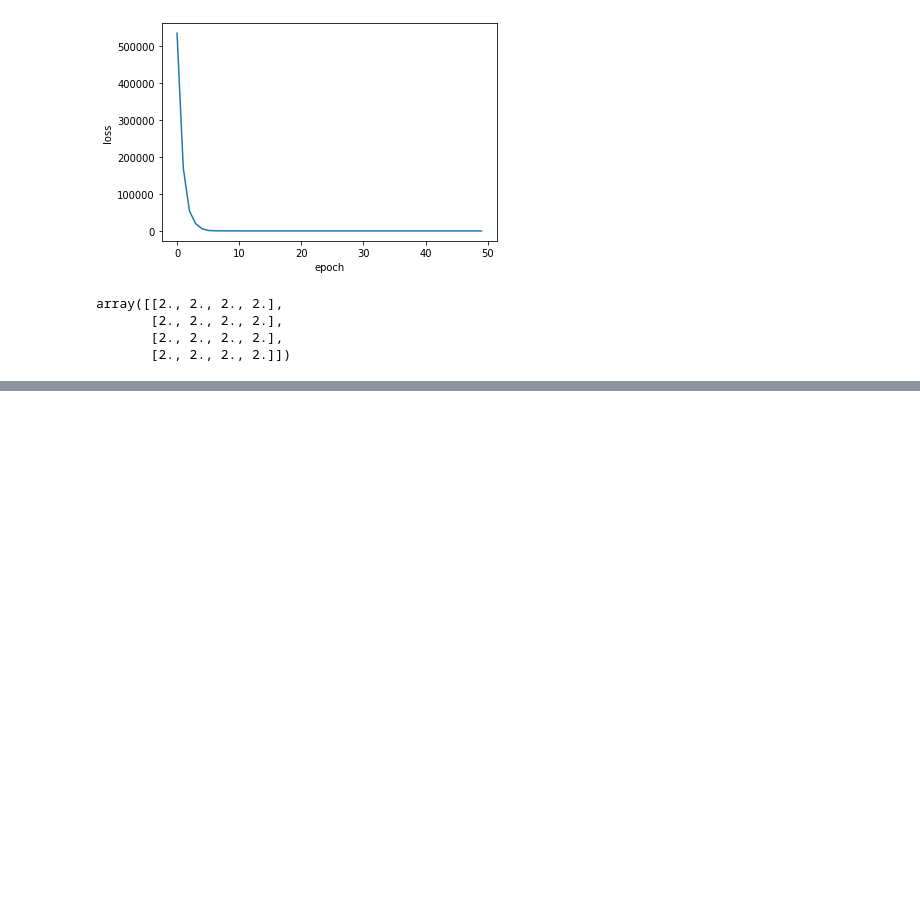
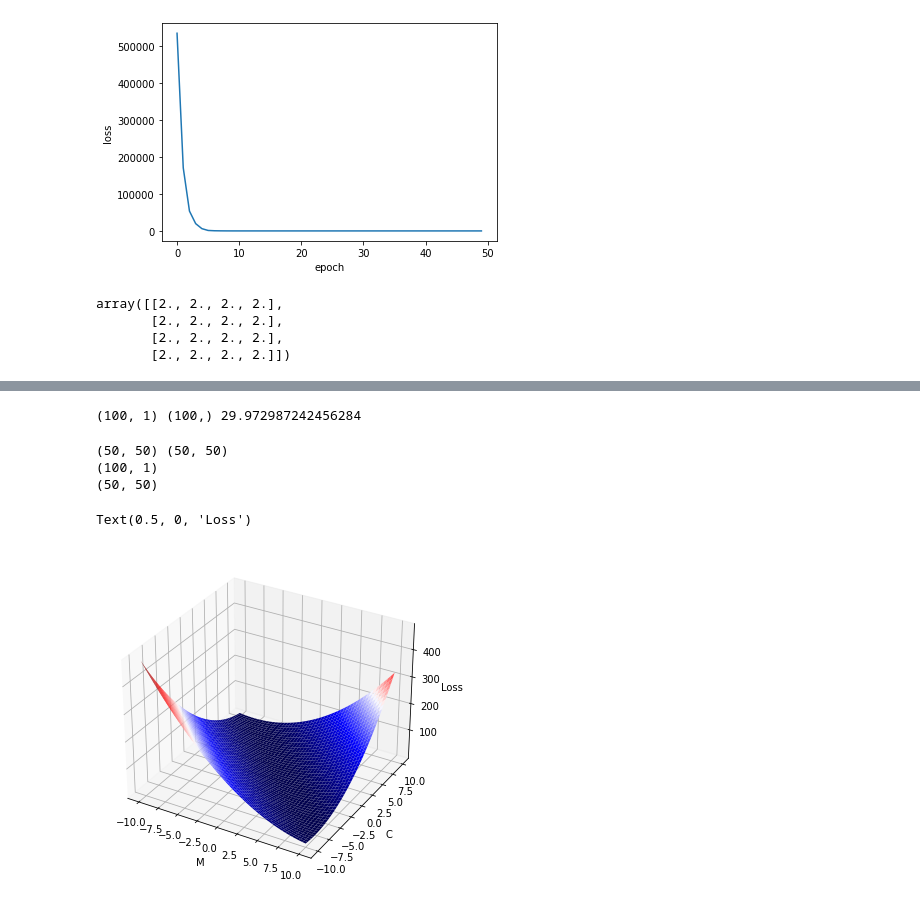
Before and after one commit to princeyyadav/CB-DS-LV-May21, a Jupyter notebook: DS/S13-linear-regression/s16-gradient-descent.ipynb, the cells around one changed output, grey strips where cells are left out. Saved outputs shown, nothing was run; the diff lists cells and outputs as text; code cells hidden in the pictures; blank space fills up the shorter version.

Commit message:
loss surface viz for one point

```diff
--- a/DS/S13-linear-regression/s16-gradient-descent.ipynb
+++ b/DS/S13-linear-regression/s16-gradient-descent.ipynb
@@ -124,0 +129,38 @@ array([[2., 2., 2., 2.],
+# %%
+# Data generation
+c = -4
+m = 30
+x = np.linspace(-10, 10, 100)
+
+y = m*x + c
+# %%
+X, y, coef = make_regression(100, 1, random_state=10, noise=0.3, bias=-4, coef=True)
+print(X.shape, y.shape, coef)
+
+y = m*x + c
+# %% [output]
+(100, 1) (100,) 29.972987242456284
+# %%
+def loss(m=29.97, c=-4):
+
+    return ((2 - (1*m + c))**2)
+
+# def predict(X, m=29.97, c=-4):
+#     return X*m + c
+# %%
+M = np.linspace(-10, 10, 50)
+C = np.linspace(-10, 10, 50)
+
+M, C = np.meshgrid(M, C)
+print(M.shape, C.shape)
+
+ypred = predict(X)
+print(ypred.shape)
+
+L = loss(M.reshape(-1,1), C.reshape(-1,1))
+L = L.reshape(-1, 50)
+print(L.shape)
+# %% [output]
+(50, 50) (50, 50)
+(100, 1)
+(50, 50)
@@ -124,0 +169,11 @@ array([[2., 2., 2., 2.],
+# %%
+fig = plt.figure(figsize=(6,6))
+ax = plt.axes(projection='3d')
+
+ax.plot_surface(M, C, L, cmap='seismic')
+ax.set_xlabel('M')
+ax.set_ylabel('C')
+ax.set_zlabel('Loss')
+# %% [output]
+Text(0.5, 0, 'Loss')
+[figure, added]
```
Also changed, not shown: parts of 4 cells of this notebook, 2 other files.
